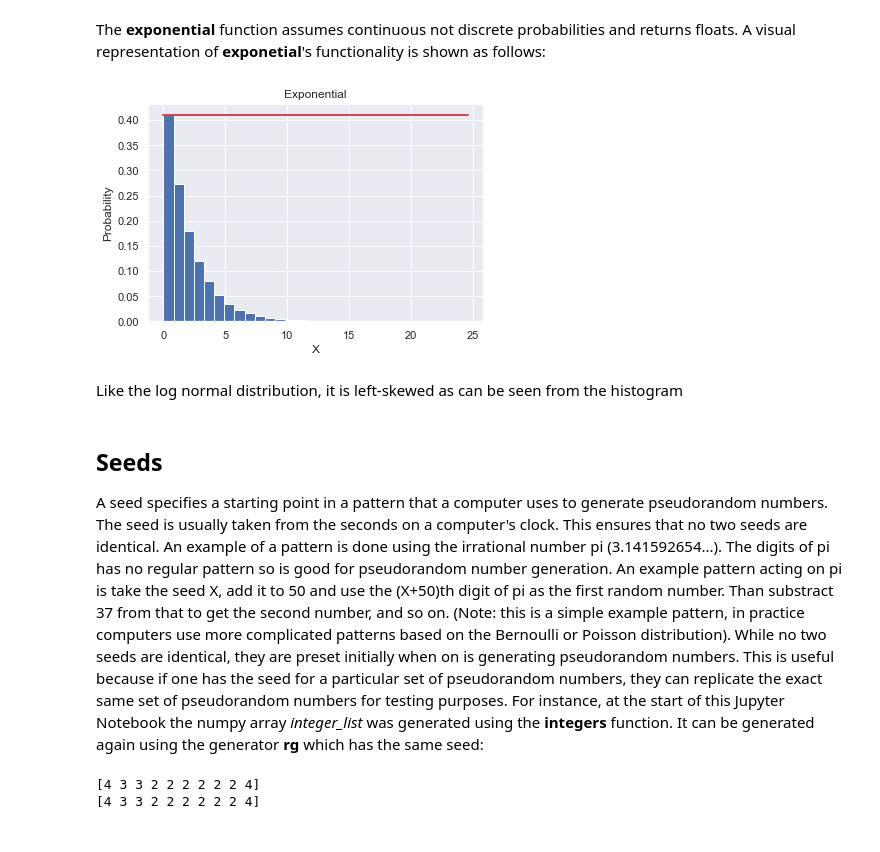
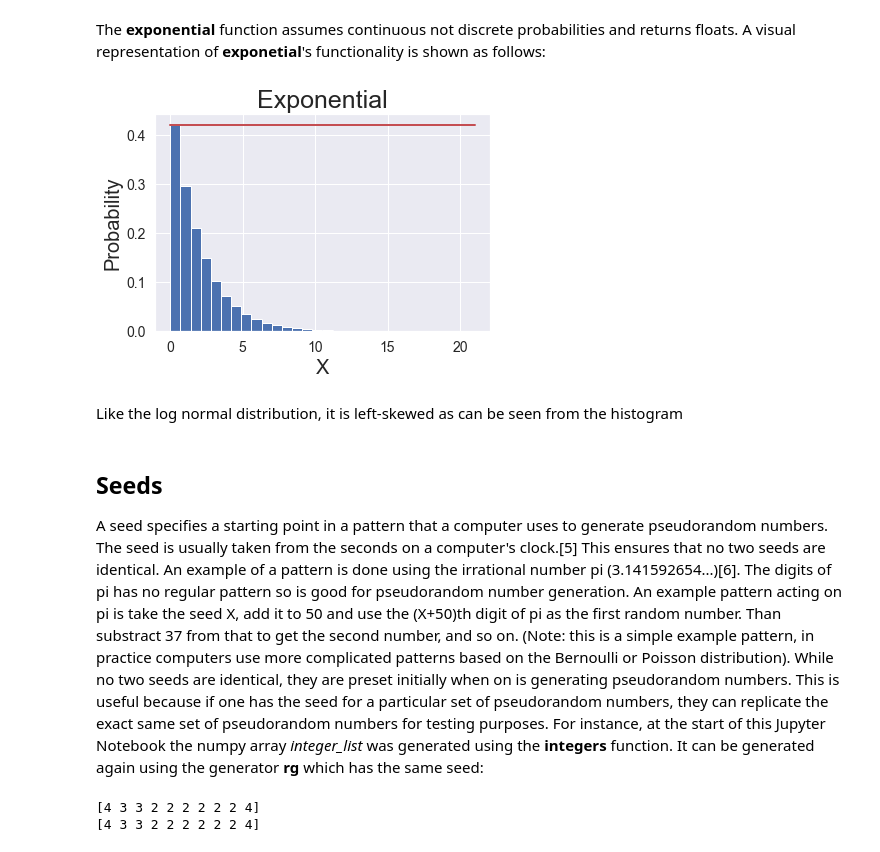
Before and after one commit to AlanQuille/ProgDA_Assignment, a Jupyter notebook: Programming for Data Analysis Assignment 2020.ipynb, the cells around one changed output. Saved outputs shown, nothing was run; the diff lists cells and outputs as text; code cells hidden in the pictures.

Commit message:
Added in more references for distributions and seeds.

```diff
--- a/Programming for Data Analysis Assignment 2020.ipynb
+++ b/Programming for Data Analysis Assignment 2020.ipynb
@@ -244,16 +246,17 @@ print(len(e))
 # %% [markdown]
 The **exponential** function assumes continuous not discrete probabilities and returns floats.
 A visual representation of **exponetial**'s functionality is shown as follows:
-# %%
-plot_hist_of_dist(e, "X", "Probability", "Exponential", 30, 0.41)
-# %% [output]
-[figure, removed]
+# %%
+# histogram of exponential distribution, the highest value is approx 0.42 for number of bins
+plot_hist_of_dist(e, "X", "Probability", "Exponential", 30, 0.42)
+# %% [output]
+[figure, added]
 # %% [markdown]
 Like the log normal distribution, it is left-skewed as can be seen from the histogram
 # %% [markdown]
 ## Seeds
-A seed specifies a starting point in a pattern that a computer uses to generate pseudorandom numbers. The seed is usually taken from the seconds on a computer's clock. This ensures that no two seeds are identical.
-An example of a pattern is done using the irrational number pi (3.141592654...). The digits of pi has no regular pattern so is good for pseudorandom number generation. An example pattern acting on pi is take the seed X, add it to 50 and use the (X+50)th digit of pi as the first random number. Than substract 37 from that to get the second number, and so on.
+A seed specifies a starting point in a pattern that a computer uses to generate pseudorandom numbers. The seed is usually taken from the seconds on a computer's clock.[5] This ensures that no two seeds are identical.
+An example of a pattern is done using the irrational number pi (3.141592654...)[6]. The digits of pi has no regular pattern so is good for pseudorandom number generation. An example pattern acting on pi is take the seed X, add it to 50 and use the (X+50)th digit of pi as the first random number. Than substract 37 from that to get the second number, and so on.
 (Note: this is a simple example pattern, in practice computers use more complicated patterns based on the Bernoulli or Poisson distribution).
 While no two seeds are identical, they are preset initially when on is generating pseudorandom numbers. This is useful because if one has the seed for a particular set of pseudorandom numbers, they can replicate the exact same set of pseudorandom numbers for testing purposes. For instance, at the start of this Jupyter Notebook the numpy array *integer_list* was generated using the **integers** function. It can be generated again using the generator **rg** which has the same seed:
 # %%
```
Also changed, not shown: parts of 7 cells of this notebook.
